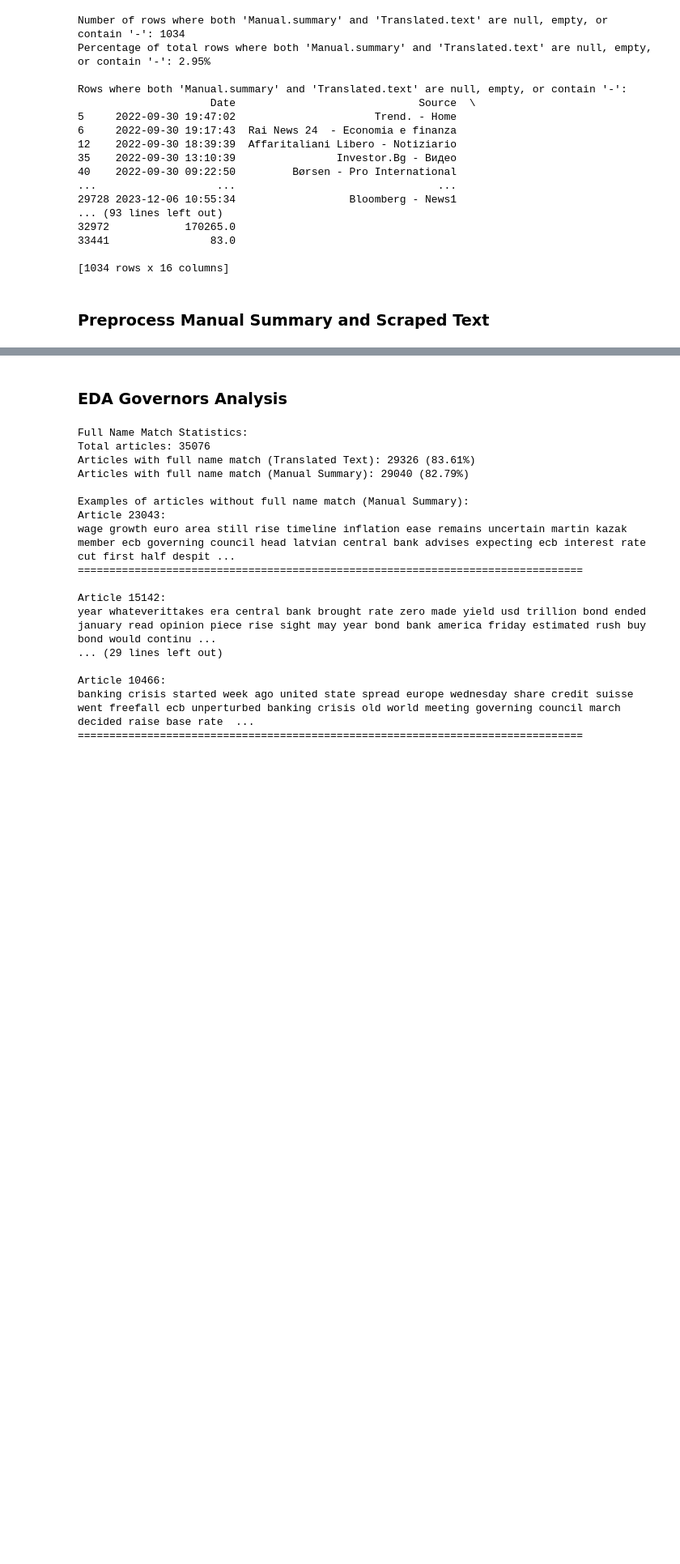
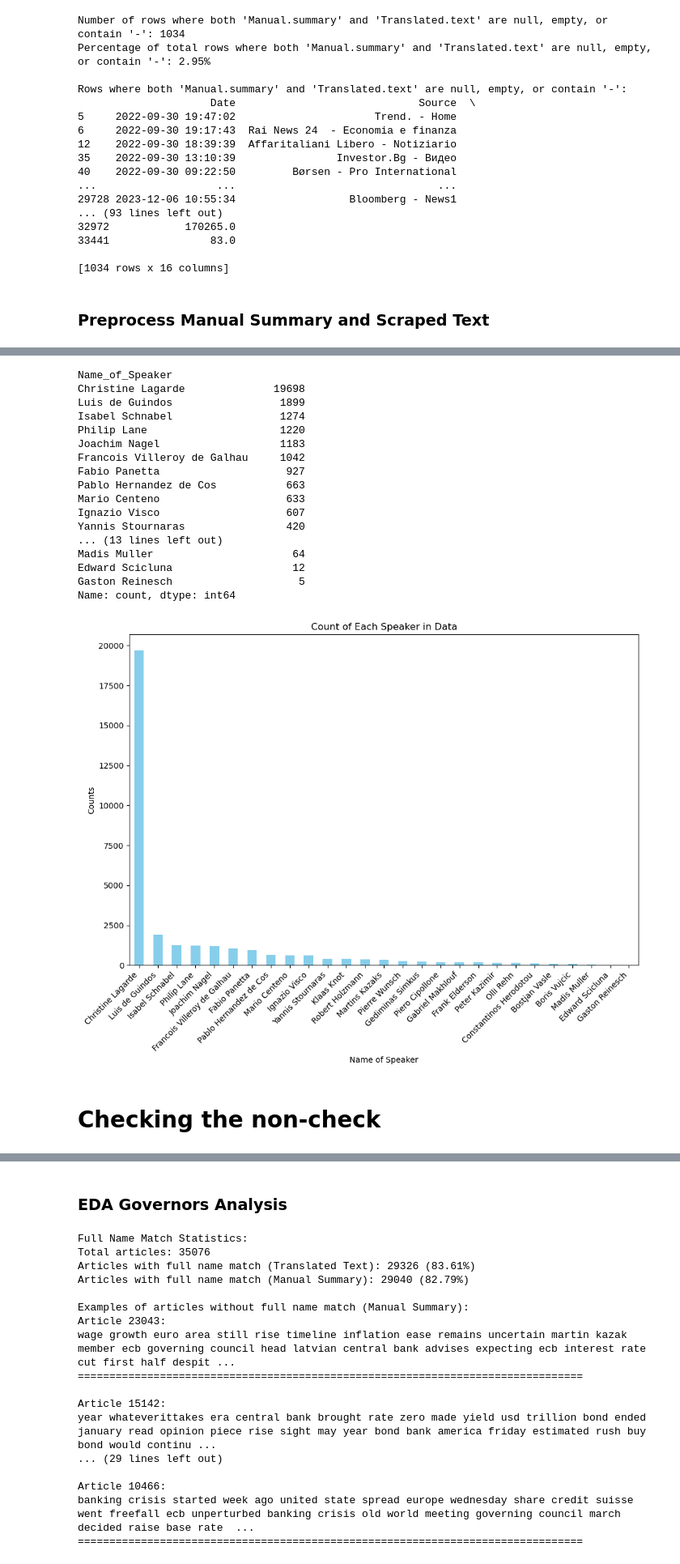
Before and after one commit to monbiote/ECB_Perceived_Cacophony, a Jupyter notebook: ECB Governors Analysis/ECB_Governor_Analysis.ipynb, the cells around one changed output, grey strips where cells are left out. Shown at 81% size. Cells and saved outputs as stored; diff of their text form; code cells hidden in the pictures; blank space fills up the shorter version.

```diff
--- a/ECB Governors Analysis/ECB_Governor_Analysis.ipynb
+++ b/ECB Governors Analysis/ECB_Governor_Analysis.ipynb
@@ -47,7 +47,7 @@ df.head(20)
 # %% [markdown]
 # PreProcess Scraped Text
 # %%
-df_scraped = pd.read_excel('combined_updated.xlsx')
+df_scraped = pd.read_excel('/Users/ruimaciel/Desktop/Barcelona/Master_Thesis/ECB_Perceived_Cacophony/combined_updated.xlsx')
 df_scraped.head(20)
 # %% [output]
 |  | Date | Source | Headline | Translated.headline | Manual.summary | Original.article.url | ... |
@@ -433,0 +532,36 @@ count_df.head(30)
+# %%
+# Assuming df_scraped is already loaded with data
+
+# Count occurrences of each unique value in 'Name_of_Speaker'
+name_counts = df_scraped['Name_of_Speaker'].value_counts()
+print(name_counts)
+
+
+# Plotting the counts
+plt.figure(figsize=(10, 8))  # Set the figure size for better readability
+name_counts.plot(kind='bar', color='skyblue')  # Create a bar plot
+plt.title('Count of Each Speaker in Data')  # Title of the plot
+plt.xlabel('Name of Speaker')  # Label for the x-axis
+plt.ylabel('Counts')  # Label for the y-axis
+plt.xticks(rotation=45, ha='right')  # Rotate the x-axis labels for better readability
+plt.tight_layout()  # Adjust subplots to give some padding
+plt.show()  # Display the plot
+# %% [output]
+Name_of_Speaker
+Christine Lagarde              19698
+Luis de Guindos                 1899
+Isabel Schnabel                 1274
+Philip Lane                     1220
+Joachim Nagel                   1183
+Francois Villeroy de Galhau     1042
+Fabio Panetta                    927
+Pablo Hernandez de Cos           663
+Mario Centeno                    633
+Ignazio Visco                    607
+Yannis Stournaras                420
+... (13 lines left out)
+Madis Muller                      64
+Edward Scicluna                   12
+Gaston Reinesch                    5
+Name: count, dtype: int64
+[figure, added]
@@ -433,0 +570,2 @@ count_df.head(30)
+# %% [markdown]
+# Checking the non-check
```
Also changed, not shown: parts of 23 cells of this notebook, 2 other files.
